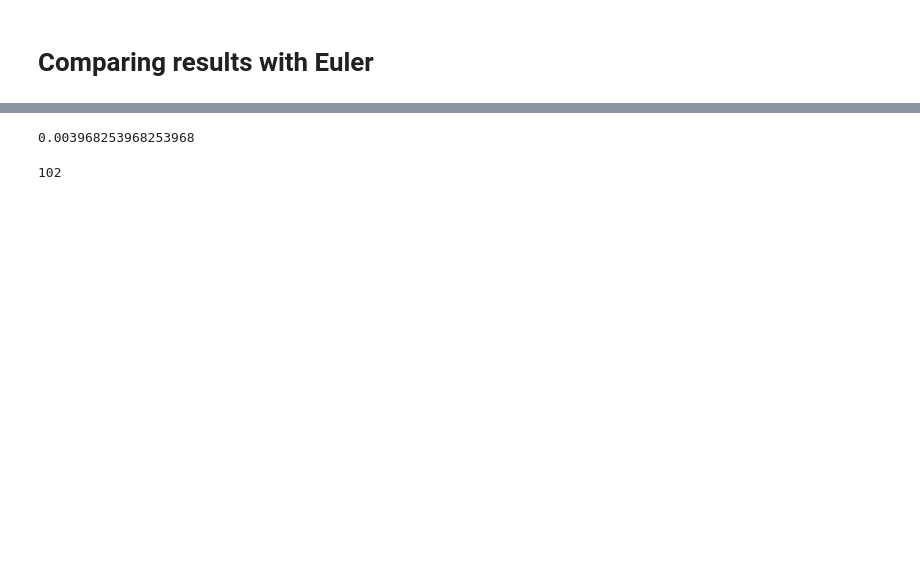
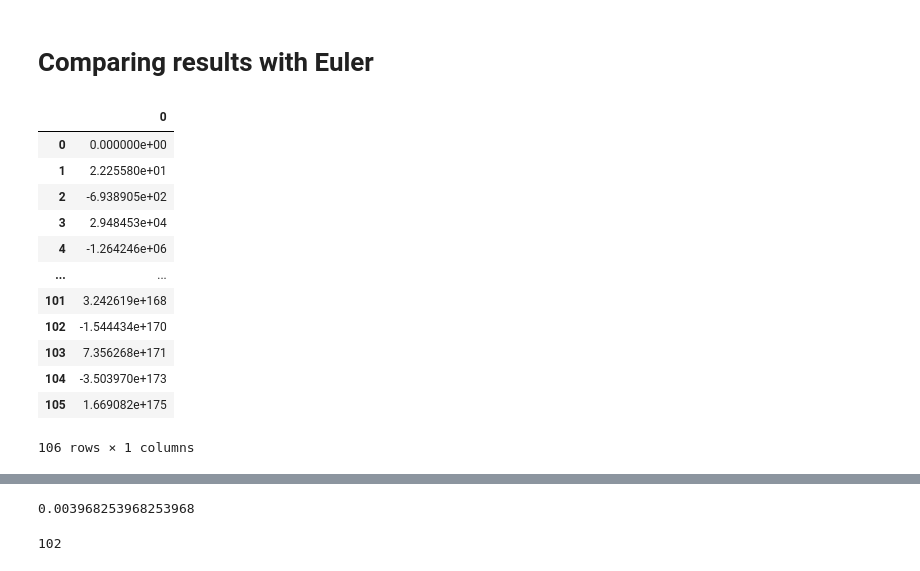
Before and after one commit to nicolahcm/code_thesis_fractional_diff_eq, a Jupyter notebook: Pytorch solving Integral riccati .ipynb, the cells around one changed output, grey strips where cells are left out. Drawn from its saved outputs; the diff is of its cells as text; code cells hidden in the pictures; blank space fills up the shorter version.

```diff
--- a/Pytorch solving Integral riccati .ipynb
+++ b/Pytorch solving Integral riccati .ipynb
@@ -279,6 +303,22 @@ def computing_psi_n(n):
 
     #return disc_times, values_assumed_in_disc_times
     return pd.DataFrame({"time": disc_times, "value": values_assumed_in_disc_times}), t_k_0
+# %%
+coeff_df
+# %% [output]
+|  | 0 |
+| 0 | 0.000000e+00 |
+| 1 | 2.225580e+01 |
+| 2 | -6.938905e+02 |
+| 3 | 2.948453e+04 |
+| 4 | -1.264246e+06 |
+| ... | ... |
+| 101 | 3.242619e+168 |
+| 102 | -1.544434e+170 |
+| 103 | 7.356268e+171 |
+| 104 | -3.503970e+173 |
+| 105 | 1.669082e+175 |
+106 rows × 1 columns
 # %%
 R_estimate
 # %% [output]
```
Also changed, not shown: parts of 11 cells of this notebook.
